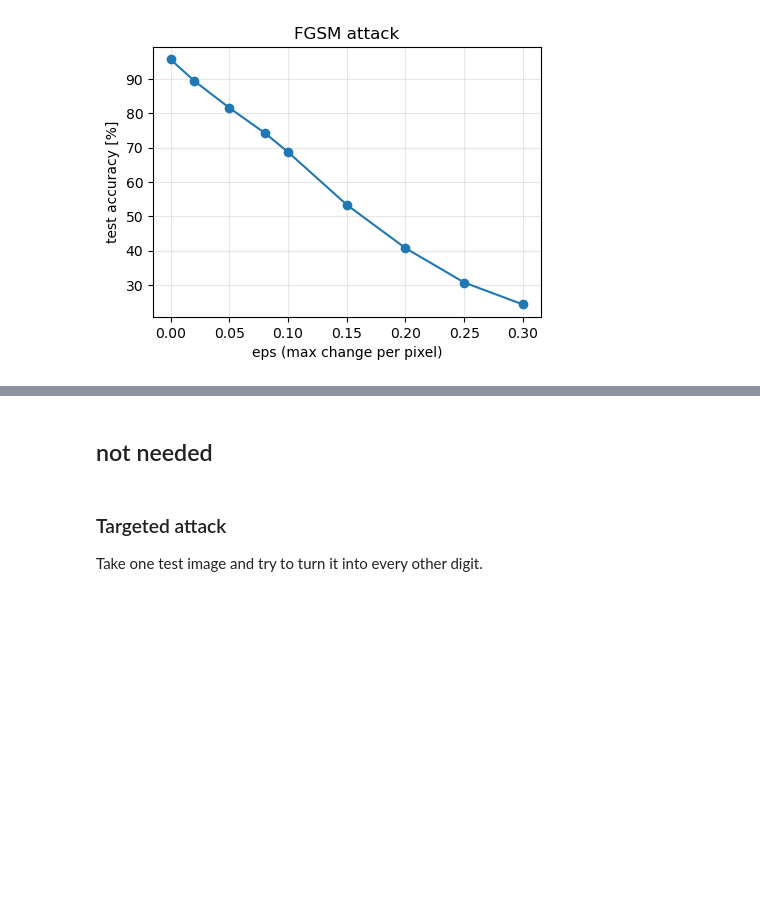
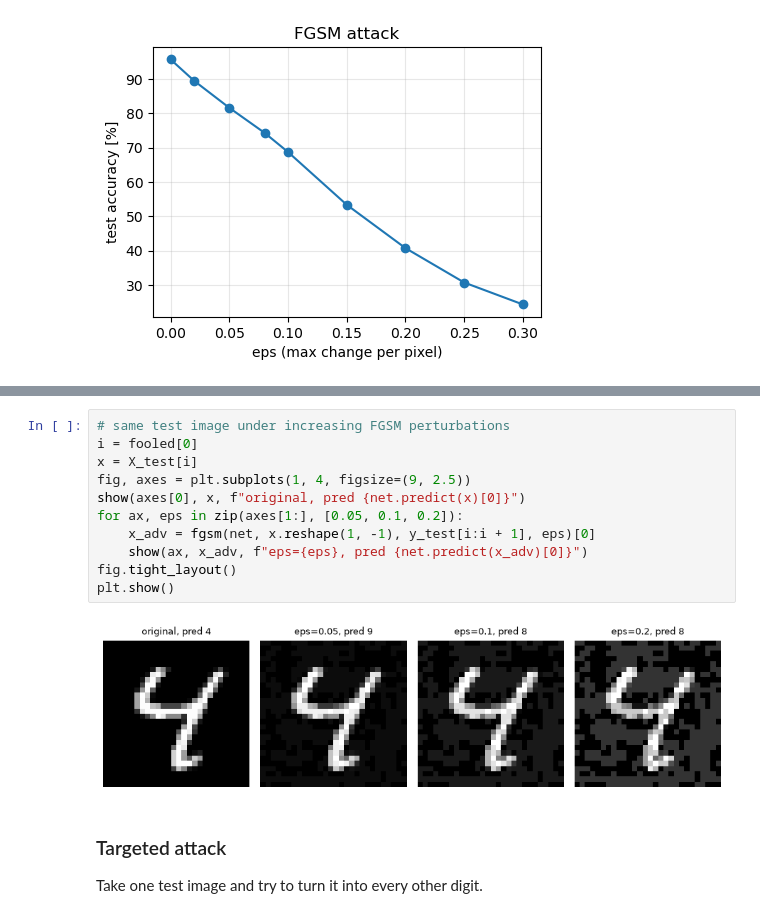
Before and after one commit to NightingaleCen/FMNN25, a Jupyter notebook: project2/project2.ipynb, the cells around one changed output, grey strips where cells are left out. Saved outputs shown, nothing was run; the diff lists cells and outputs as text; blank space fills up the shorter version.

```diff
--- a/project2/project2.ipynb
+++ b/project2/project2.ipynb
@@ -383,5 +383,16 @@ plt.show()
-# %% [markdown]
-## not needed
+# %%
+# same test image under increasing FGSM perturbations
+i = fooled[0]
+x = X_test[i]
+fig, axes = plt.subplots(1, 4, figsize=(9, 2.5))
+show(axes[0], x, f"original, pred {net.predict(x)[0]}")
+for ax, eps in zip(axes[1:], [0.05, 0.1, 0.2]):
+    x_adv = fgsm(net, x.reshape(1, -1), y_test[i:i + 1], eps)[0]
+    show(ax, x_adv, f"eps={eps}, pred {net.predict(x_adv)[0]}")
+fig.tight_layout()
+plt.show()
+# %% [output]
+[figure, added]
 # %% [markdown]
 ### Targeted attack
 
```
Also changed, not shown: parts of 4 cells of this notebook.
